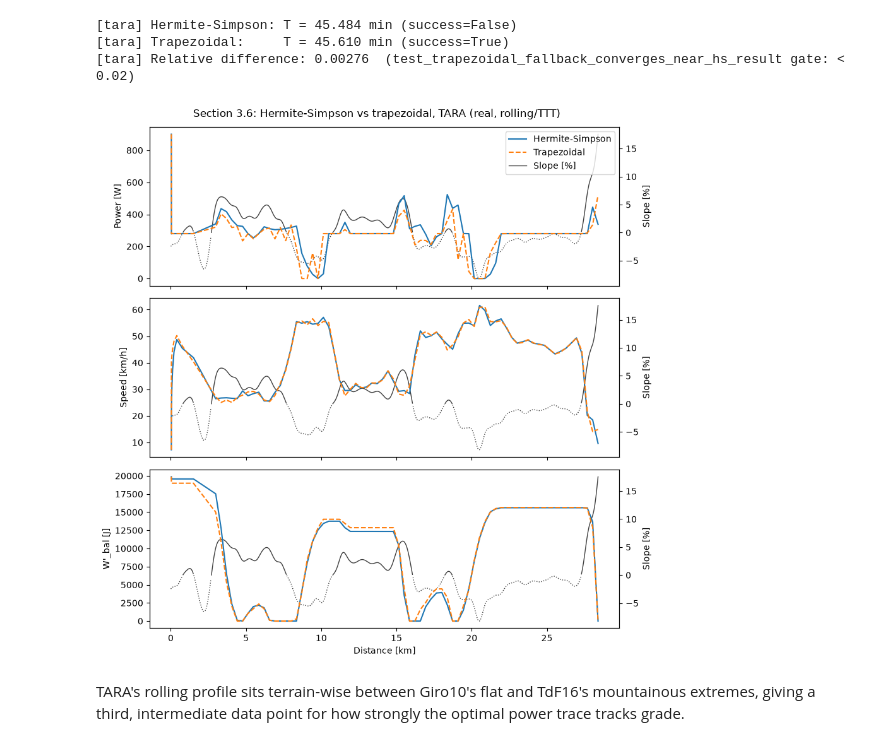
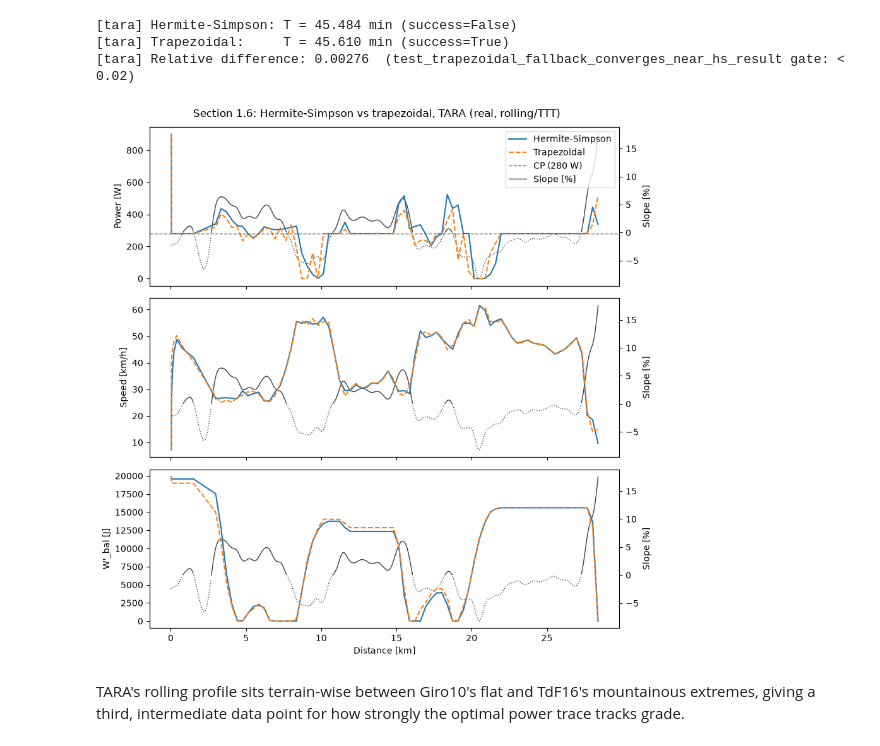
Before and after one commit to d0martins/TTT-strat, a Jupyter notebook: notebooks/phase1_optimization/phase_1_1_scheme_comparison.ipynb, the cells around one changed output. Cells and saved outputs as stored; diff of their text form; code cells hidden in the pictures.

```diff
--- a/notebooks/phase1_optimization/phase_1_1_scheme_comparison.ipynb
+++ b/notebooks/phase1_optimization/phase_1_1_scheme_comparison.ipynb
@@ -265,9 +265,9 @@ rel_diff_scheme_tara = pc.report_scheme_comparison(res_hs_tara, res_trap_tara, "
 [tara] Trapezoidal:     T = 45.610 min (success=True)
 [tara] Relative difference: 0.00276  (test_trapezoidal_fallback_converges_near_hs_result gate: < 0.02)
 # %%
-pc.plot_scheme_comparison(res_hs_tara, res_trap_tara, tara_course, "Section 1.6: Hermite-Simpson vs trapezoidal, TARA (real, rolling/TTT)")
+pc.plot_scheme_comparison(res_hs_tara, res_trap_tara, tara_course, "Section 1.6: Hermite-Simpson vs trapezoidal, TARA (real, rolling/TTT)", pc.reference_rider.cp_W)
 # %% [output]
-[figure, old version]
+[figure, new version]
 # %% [markdown]
 TARA's rolling profile sits terrain-wise between Giro10's flat and TdF16's
 mountainous extremes, giving a third, intermediate data point for how
```
Also changed, not shown: parts of 4 cells of this notebook, 1 other file.
